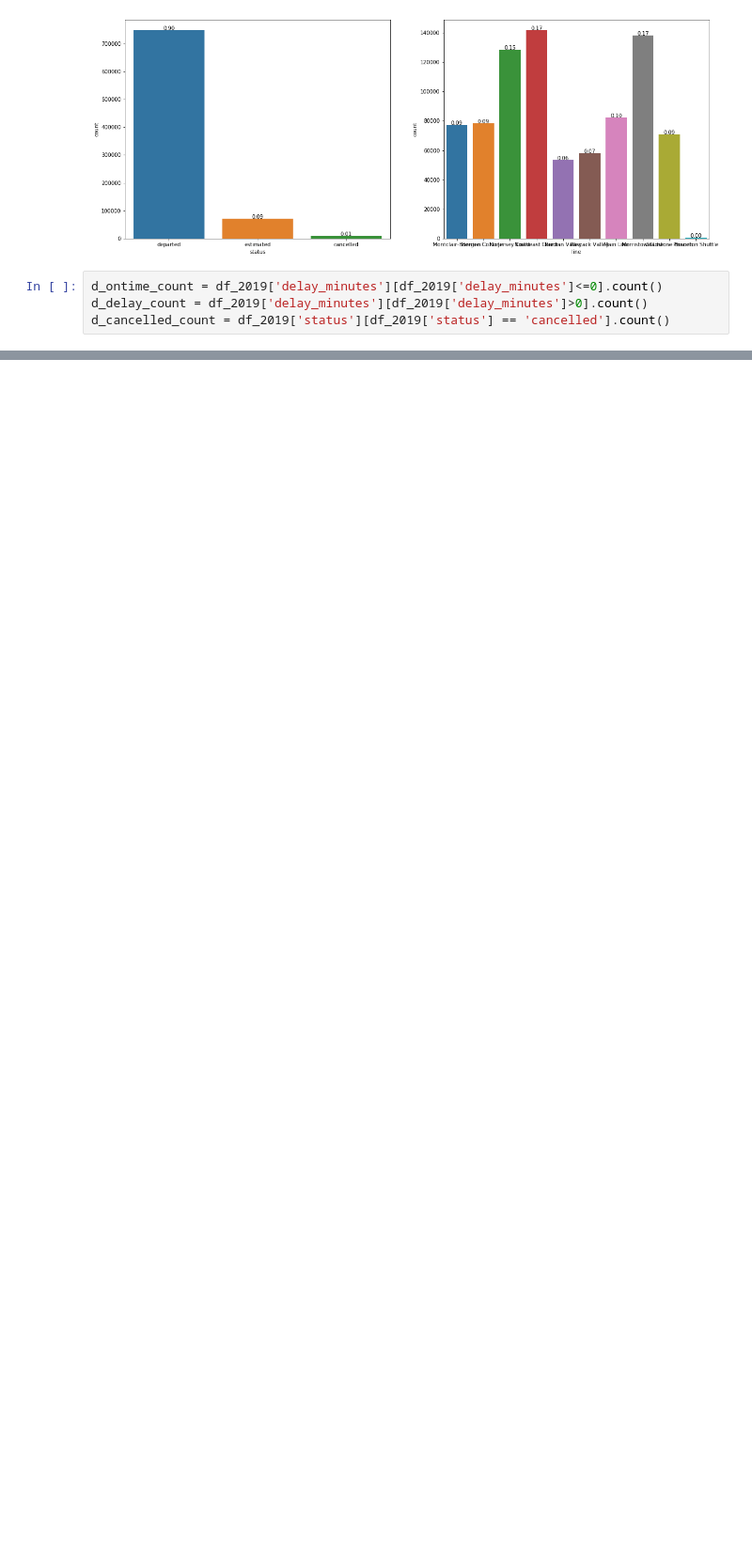
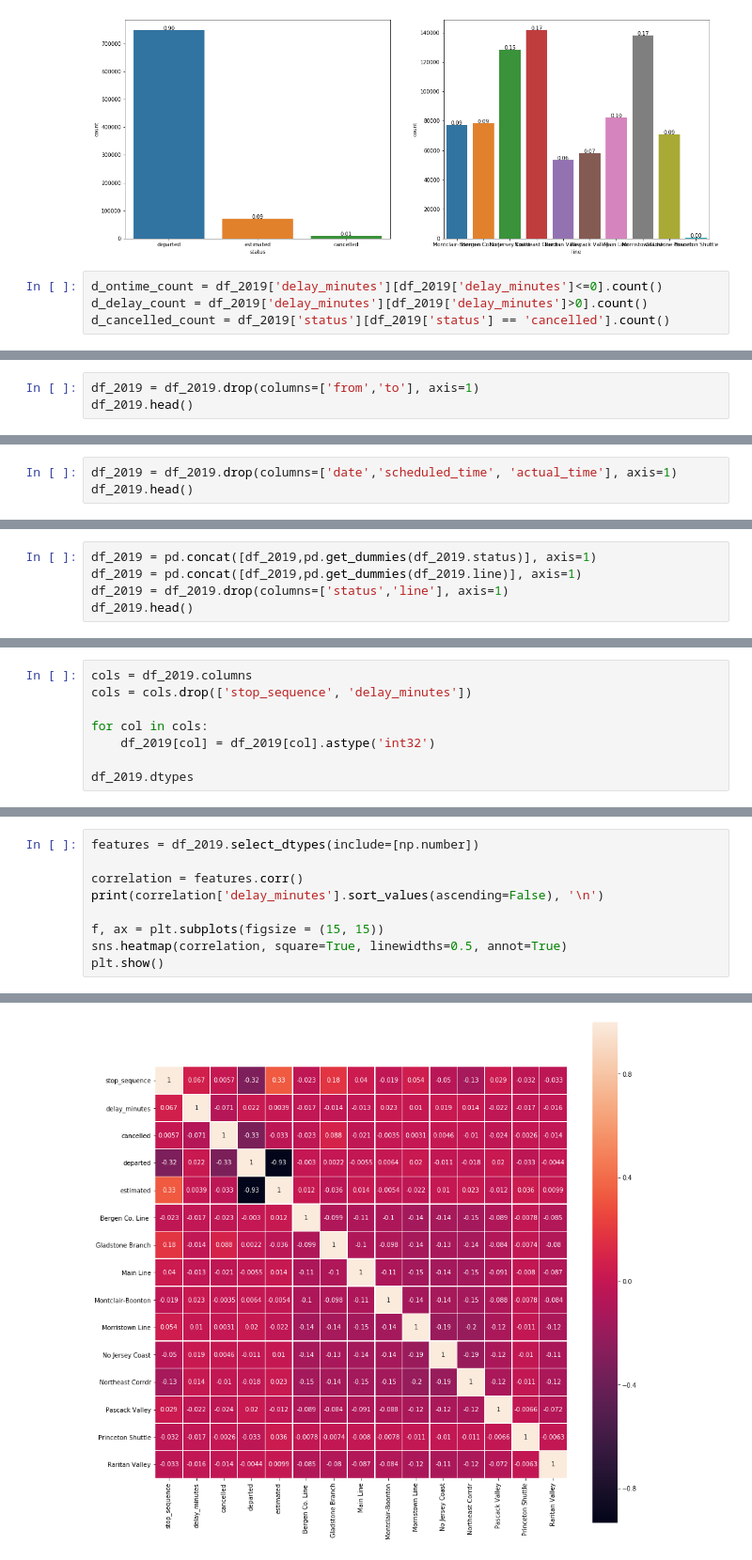
Before and after one commit to fazel74/Thinkful, a Jupyter notebook: 34.Capstone3-Unsupervised-Learning.ipynb, the cells around one changed output, grey strips where cells are left out. Shown at 94% size. Saved outputs shown, nothing was run; the diff lists cells and outputs as text; blank space fills up the shorter version.

```diff
--- a/34.Capstone3-Unsupervised-Learning.ipynb
+++ b/34.Capstone3-Unsupervised-Learning.ipynb
@@ -336,0 +371,3 @@ df_2019 = df_2019.drop(columns=['train_id','from_id','to_id','type'], axis=1)
+# %%
+df_2019 = df_2019.drop(columns=['from','to'], axis=1)
+df_2019.head()
@@ -336,0 +384,3 @@ df_2019 = df_2019.drop(columns=['train_id','from_id','to_id','type'], axis=1)
+# %%
+df_2019 = df_2019.drop(columns=['date','scheduled_time', 'actual_time'], axis=1)
+df_2019.head()
@@ -336,0 +394,5 @@ df_2019 = df_2019.drop(columns=['train_id','from_id','to_id','type'], axis=1)
+# %%
+df_2019 = pd.concat([df_2019,pd.get_dummies(df_2019.status)], axis=1)
+df_2019 = pd.concat([df_2019,pd.get_dummies(df_2019.line)], axis=1)
+df_2019 = df_2019.drop(columns=['status','line'], axis=1)
+df_2019.head()
@@ -345,0 +431,8 @@ df_2019.head()
+# %%
+cols = df_2019.columns
+cols = cols.drop(['stop_sequence', 'delay_minutes'])
+
+for col in cols:
+    df_2019[col] = df_2019[col].astype('int32')
+
+df_2019.dtypes
@@ -345,0 +456,10 @@ df_2019.head()
+# %%
+features = df_2019.select_dtypes(include=[np.number])
+
+correlation = features.corr()
+print(correlation['delay_minutes'].sort_values(ascending=False), '\n')
+
+f, ax = plt.subplots(figsize = (15, 15))
+sns.heatmap(correlation, square=True, linewidths=0.5, annot=True)
+plt.show()
+# %% [output]
@@ -345,0 +482 @@ df_2019.head()
+[figure, added]
```
Also changed, not shown: parts of 41 cells of this notebook.
